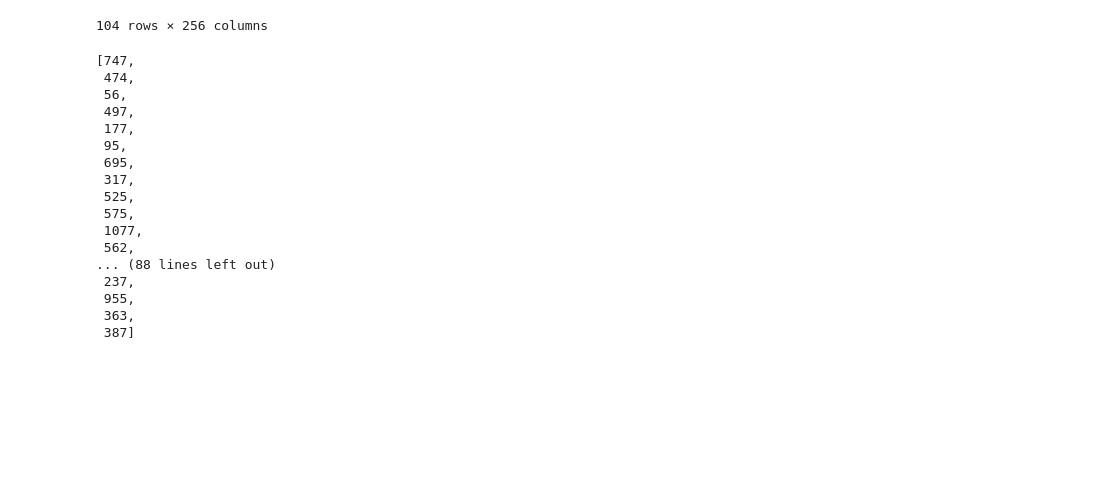
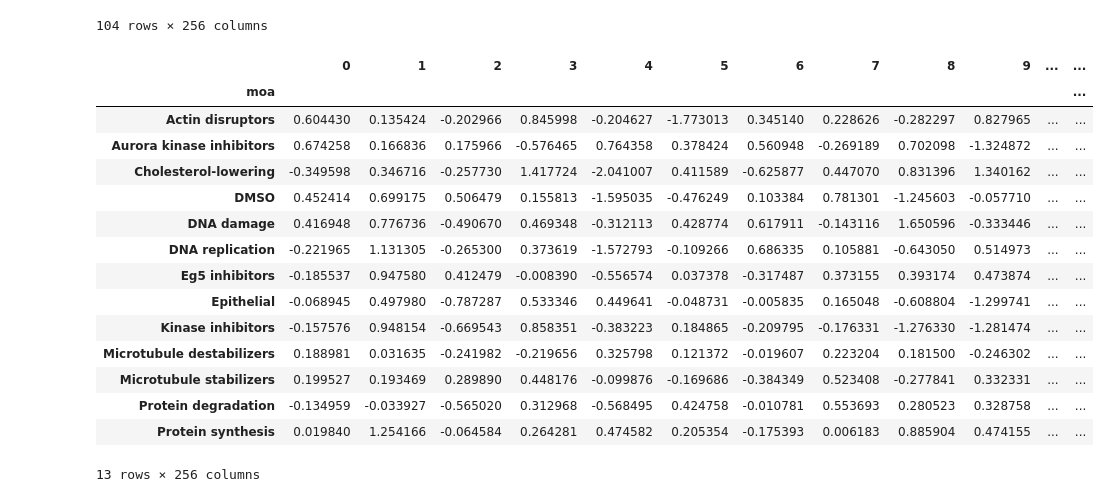
Before and after one commit to RasmusML/generative-models-for-phenotypic-profiling, a Jupyter notebook: classification_andrea.ipynb, the cells around one changed output. Drawn from its saved outputs; the diff is of its cells as text; code cells hidden in the pictures; blank space fills up the shorter version.

```diff
--- a/classification_andrea.ipynb
+++ b/classification_andrea.ipynb
@@ -230,22 +280,23 @@ def cc_center_cells(df,cc_profiles,p=2):
 
   return cc_center_cells
 
-cc_center_cells(nm, ccp, p=2)
+#cc_center_cells(nm, ccp, p=2)
-# %% [output]
-[747,
- 474,
- 56,
- 497,
- 177,
- 95,
- 695,
- 317,
- 525,
- 575,
- 1077,
- 562,
-... (88 lines left out)
- 237,
- 955,
- 363,
- 387]
+# %%
+nm.groupby('moa').mean().iloc[:,-256:]
+# %% [output]
+|  | 0 | 1 | 2 | 3 | 4 | 5 | 6 | 7 | 8 | 9 | ... | ... |
+| moa |  |  |  |  |  |  |  |  |  |  |  | ... |
+| Actin disruptors | 0.604430 | 0.135424 | -0.202966 | 0.845998 | -0.204627 | -1.773013 | 0.345140 | 0.228626 | -0.282297 | 0.827965 | ... | ... |
+| Aurora kinase inhibitors | 0.674258 | 0.166836 | 0.175966 | -0.576465 | 0.764358 | 0.378424 | 0.560948 | -0.269189 | 0.702098 | -1.324872 | ... | ... |
+| Cholesterol-lowering | -0.349598 | 0.346716 | -0.257730 | 1.417724 | -2.041007 | 0.411589 | -0.625877 | 0.447070 | 0.831396 | 1.340162 | ... | ... |
+| DMSO | 0.452414 | 0.699175 | 0.506479 | 0.155813 | -1.595035 | -0.476249 | 0.103384 | 0.781301 | -1.245603 | -0.057710 | ... | ... |
+| DNA damage | 0.416948 | 0.776736 | -0.490670 | 0.469348 | -0.312113 | 0.428774 | 0.617911 | -0.143116 | 1.650596 | -0.333446 | ... | ... |
+| DNA replication | -0.221965 | 1.131305 | -0.265300 | 0.373619 | -1.572793 | -0.109266 | 0.686335 | 0.105881 | -0.643050 | 0.514973 | ... | ... |
+| Eg5 inhibitors | -0.185537 | 0.947580 | 0.412479 | -0.008390 | -0.556574 | 0.037378 | -0.317487 | 0.373155 | 0.393174 | 0.473874 | ... | ... |
+| Epithelial | -0.068945 | 0.497980 | -0.787287 | 0.533346 | 0.449641 | -0.048731 | -0.005835 | 0.165048 | -0.608804 | -1.299741 | ... | ... |
+| Kinase inhibitors | -0.157576 | 0.948154 | -0.669543 | 0.858351 | -0.383223 | 0.184865 | -0.209795 | -0.176331 | -1.276330 | -1.281474 | ... | ... |
+| Microtubule destabilizers | 0.188981 | 0.031635 | -0.241982 | -0.219656 | 0.325798 | 0.121372 | -0.019607 | 0.223204 | 0.181500 | -0.246302 | ... | ... |
+| Microtubule stabilizers | 0.199527 | 0.193469 | 0.289890 | 0.448176 | -0.099876 | -0.169686 | -0.384349 | 0.523408 | -0.277841 | 0.332331 | ... | ... |
+| Protein degradation | -0.134959 | -0.033927 | -0.565020 | 0.312968 | -0.568495 | 0.424758 | -0.010781 | 0.553693 | 0.280523 | 0.328758 | ... | ... |
+| Protein synthesis | 0.019840 | 1.254166 | -0.064584 | 0.264281 | 0.474582 | 0.205354 | -0.175393 | 0.006183 | 0.885904 | 0.474155 | ... | ... |
+13 rows × 256 columns
```
Also changed, not shown: parts of 10 cells of this notebook.
